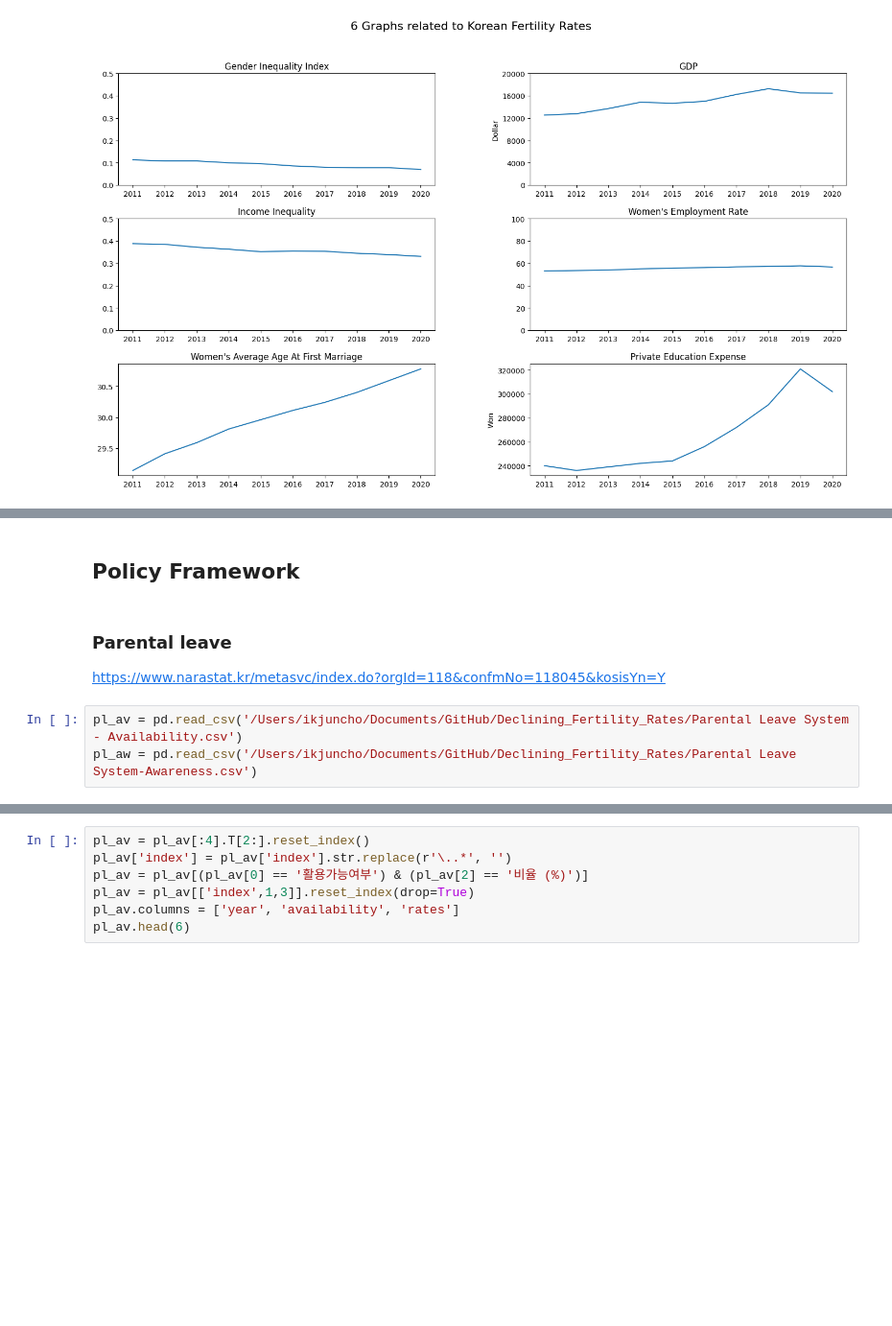
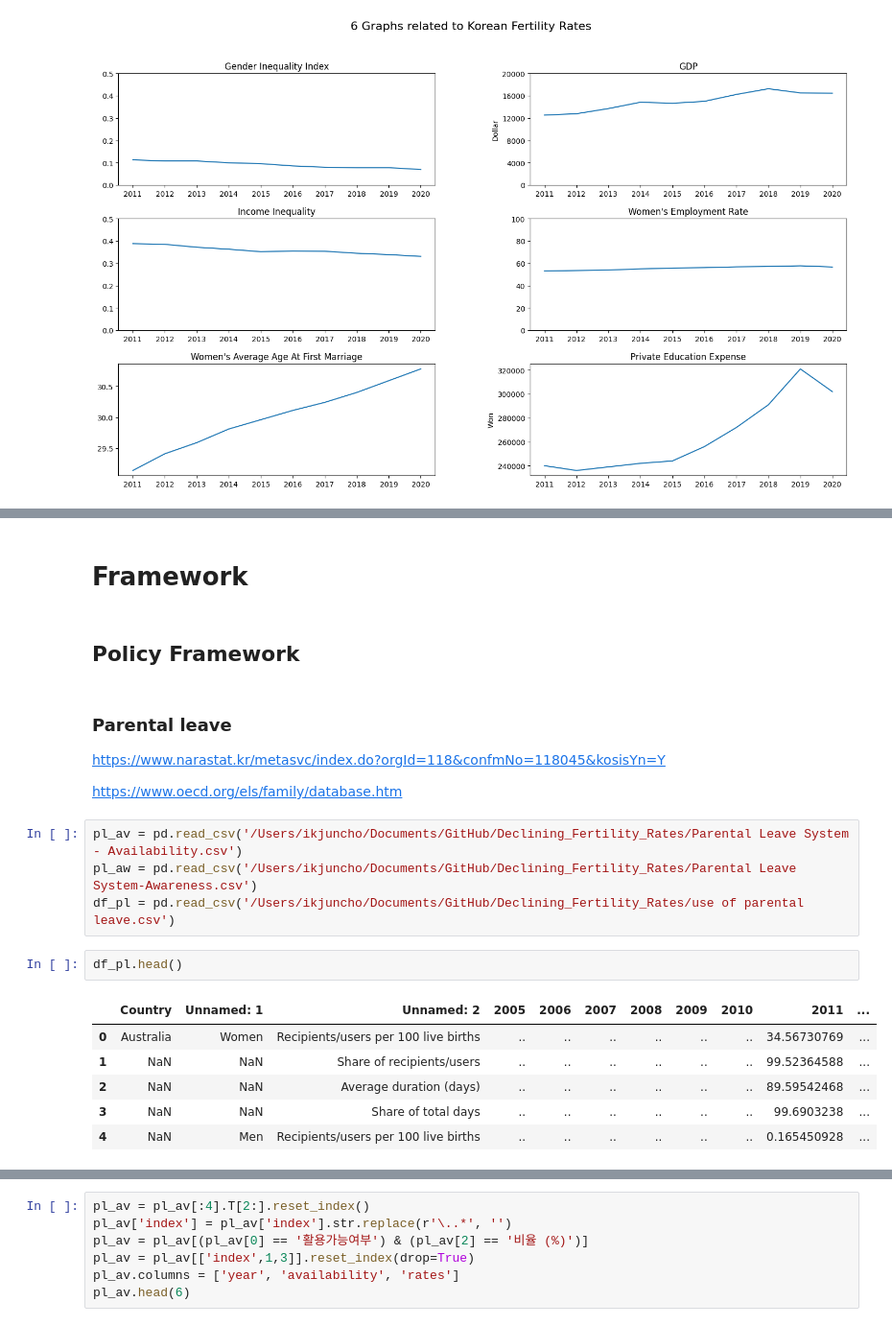
Before and after one commit to ikkjun/Declining_Fertility_Rates, a Jupyter notebook: Declining_Fertility_Rates.ipynb, the cells around one changed output, grey strips where cells are left out. Shown: that part at 96% size. Drawn from its saved outputs; the diff is of its cells as text; blank space fills up the shorter version.

```diff
--- a/Declining_Fertility_Rates.ipynb
+++ b/Declining_Fertility_Rates.ipynb
@@ -411,8 +631,22 @@ plt.show()
+# %% [markdown]
+# Framework
 # %% [markdown]
 ## Policy Framework
 # %% [markdown]
 ### Parental leave
 https://www.narastat.kr/metasvc/index.do?orgId=118&confmNo=118045&kosisYn=Y
+
+https://www.oecd.org/els/family/database.htm
 # %%
 pl_av = pd.read_csv('/Users/ikjuncho/Documents/GitHub/Declining_Fertility_Rates/Parental Leave System - Availability.csv')
 pl_aw = pd.read_csv('/Users/ikjuncho/Documents/GitHub/Declining_Fertility_Rates/Parental Leave System-Awareness.csv')
+df_pl = pd.read_csv('/Users/ikjuncho/Documents/GitHub/Declining_Fertility_Rates/use of parental leave.csv')
+# %%
+df_pl.head()
+# %% [output]
+|  | Country | Unnamed: 1 | Unnamed: 2 | 2005 | 2006 | 2007 | 2008 | 2009 | 2010 | 2011 | ... |
+| 0 | Australia | Women | Recipients/users per 100 live births | .. | .. | .. | .. | .. | .. | 34.56730769 | ... |
+| 1 | NaN | NaN | Share of recipients/users | .. | .. | .. | .. | .. | .. | 99.52364588 | ... |
+| 2 | NaN | NaN | Average duration (days) | .. | .. | .. | .. | .. | .. | 89.59542468 | ... |
+| 3 | NaN | NaN | Share of total days | .. | .. | .. | .. | .. | .. | 99.6903238 | ... |
+| 4 | NaN | Men | Recipients/users per 100 live births | .. | .. | .. | .. | .. | .. | 0.165450928 | ... |
```
Also changed, not shown: parts of 43 cells of this notebook.
